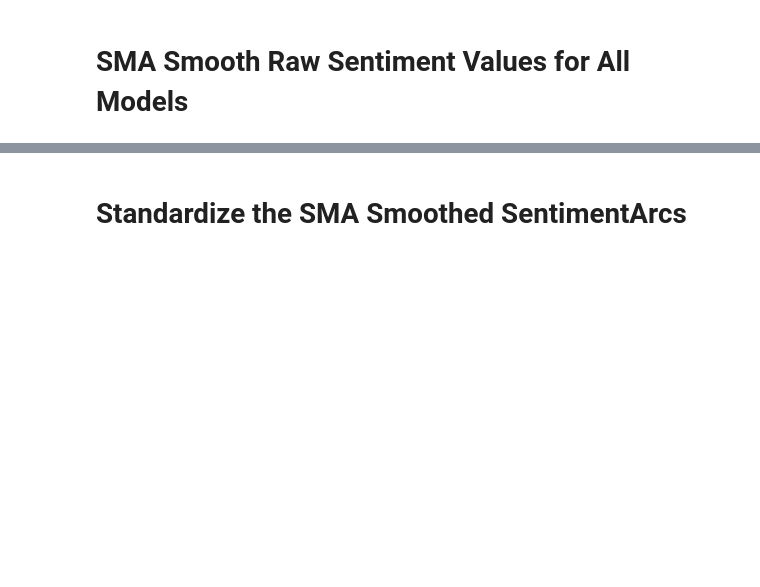
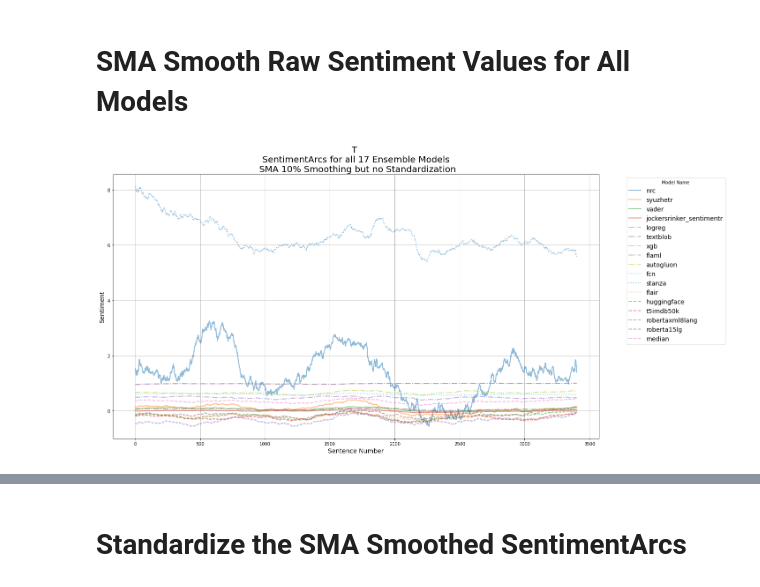
Before and after one commit to jon-chun/sentimentarcs, a Jupyter notebook: sentiment_arcs_crux.ipynb, the cells around one changed output, grey strips where cells are left out. Cells and saved outputs as stored; diff of their text form; code cells hidden in the pictures; blank space fills up the shorter version.

```diff
--- a/sentiment_arcs_crux.ipynb
+++ b/sentiment_arcs_crux.ipynb
@@ -865,10 +1408,23 @@ print(f'\nA Total of {len(cols_ensemble_ls)} Raw Models/Columns')
 # %%
 # Third, Create one additional Model column that is the Median of all Model Sentiment Values
-# CAUTION: ERROR if rerun more than once
 
-ensemble_df['median'] = ensemble_df[cols_ensemble_ls].median(axis=1)
-cols_models_ls.append('median')
-cols_ensemble_ls.append('median')
+# Only add median to SubEnsemble if it doesn't already exist
+if ('median' in subensemble_df.columns):
+  print(f'Model [median] already in SubEnsemble')
+else:
+  subensemble_df['median'] = subensemble_df[models_subensemble_ls].median(axis=1)
+  models_subensemble_ls.append('median')
 
-print(f'Added Median Model/Column for ')
-print(f'\nA Total of {len(cols_ensemble_ls)} Raw Models/Columns')
+# Only add median to Ensemble if it doesn't already exist
+if ('median' in ensemble_df.columns):
+  print(f'Model [median] already in Ensemble')
+else:
+  ensemble_df['median'] = ensemble_df[models_ensemble_ls].median(axis=1)
+  models_ensemble_ls.append('median')
+
+print(f'\nSubEnsemble Models Selected:')
+for i, amodel in enumerate(models_subensemble_ls):
+  print(f'  Model #{i}: {amodel}')
+
+print(f'\nAdded Median Model/Column for ')
+print(f'  A Total of {len(models_subensemble_ls)} SubEnsemble Raw Models/Columns')
@@ -899,41 +1480,43 @@ ensemble_df[cols_ensemble_ls].head()
 # %%
 #@title Enter SMA window size as a Percent of total Corpus Length
 
 Window_Percent = 10 #@param {type:"slider", min:1, max:30, step:1}
 
 win_size = int(Window_Percent/100 * ensemble_df.shape[0])
 
-plt.figure(figsize=(30,20))
+plt.figure(figsize=(20,10))
 
 # If does not exist, calculate smaing mean (SMA)
-if ~ensemble_df.columns.str.contains('_sma').any():
-  for acol in cols_ensemble_ls:
+if ~subensemble_df.columns.str.contains('_sma').any():
+  for acol in models_subensemble_ls:
     acol_sma = f'{acol}_sma'
-    ensemble_df[acol_sma] = ensemble_df[acol].rolling(win_size, center=True, min_periods=0).mean()
+    subensemble_df[acol_sma] = subensemble_df[acol].rolling(win_size, center=True, min_periods=0).mean()
 
 # Plot the SMA (*_sma columns) SentimentArcs for Ensemble Models
-for acol in cols_ensemble_ls:
+for acol in models_subensemble_ls:
   if acol in models_lexicon_ls:
     alinestyle = 'solid'
   elif acol in models_heuristic_ls:
     alinestyle = 'solid'
   elif acol in models_tradml_ls:
     alinestyle = 'dashdot'
   elif acol in models_dnn_ls:
     alinestyle = 'dotted'
   elif acol in models_transformer_ls:
     alinestyle='dashed'
 
   acol_sma = f'{acol}_sma'
-  ensemble_df[acol_sma].plot(alpha=0.5, label=acol, linewidth=2, linestyle=alinestyle)
+  subensemble_df[acol_sma].plot(alpha=0.5, label=acol, linewidth=2, linestyle=alinestyle)
 
 plt.grid(True)
-plt.title(f'{Novel_Title[0]} \n SentimentArcs for all {len(cols_ensemble_ls)} Ensemble Models \n SMA {Window_Percent}% Smoothing but no Standardization', fontsize=20)
-plt.xlabel('Sentence Number')
-plt.ylabel('Sentiment')
+plt.title(f'{Novel_Title[0]} \n SentimentArcs for all {len(models_subensemble_ls)} Ensemble Models \n SMA {Window_Percent}% Smoothing but no Standardization', fontsize=20)
+plt.xlabel('Sentence Number', fontsize=14)
+plt.ylabel('Sentiment', fontsize=14)
 # plt.legend(title='Model Name', loc='best')
-plt.legend(bbox_to_anchor=(1.05, 1.0), loc='upper left', title='Model Name')
+plt.legend(bbox_to_anchor=(1.05, 1.0), loc='upper left', title='Model Name', fontsize=14)
 plt.tight_layout()
 plt.show();
+# %% [output]
+[figure, added]
 # %%
 ensemble_df.columns
```
Also changed, not shown: parts of 114 cells of this notebook.
